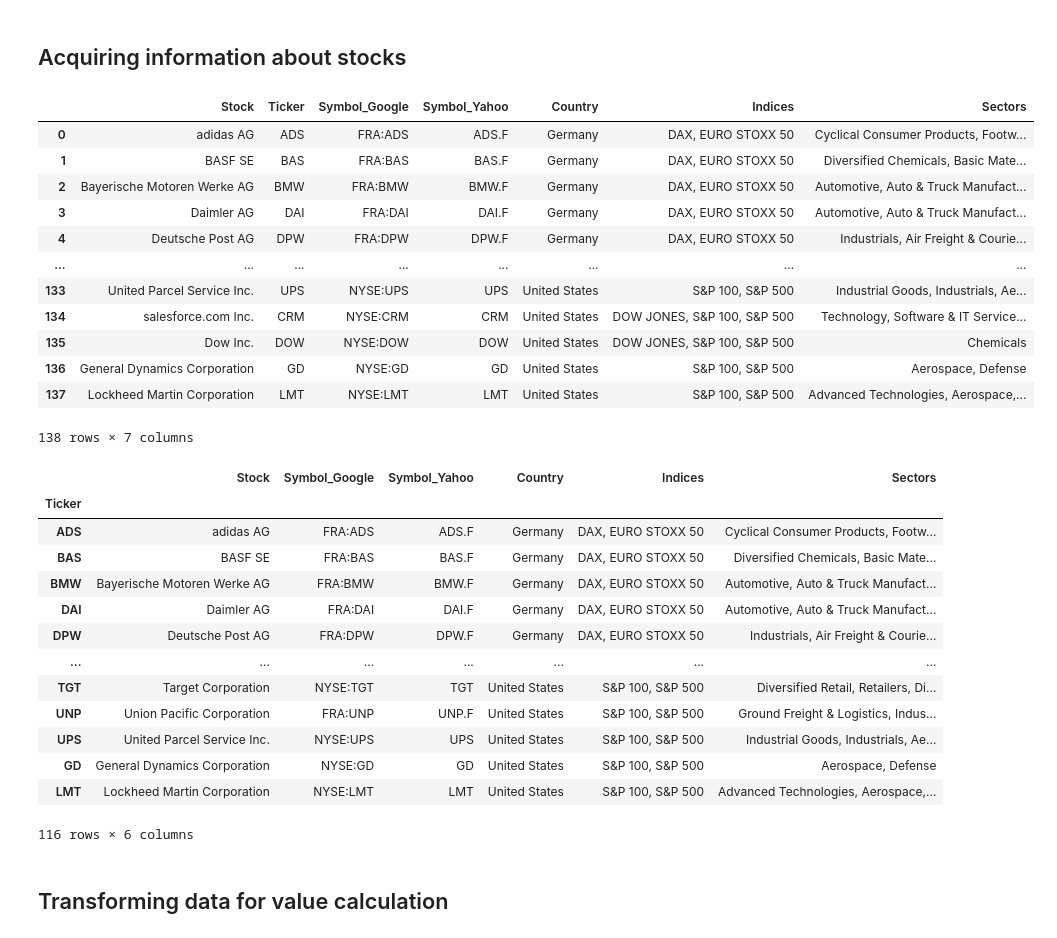
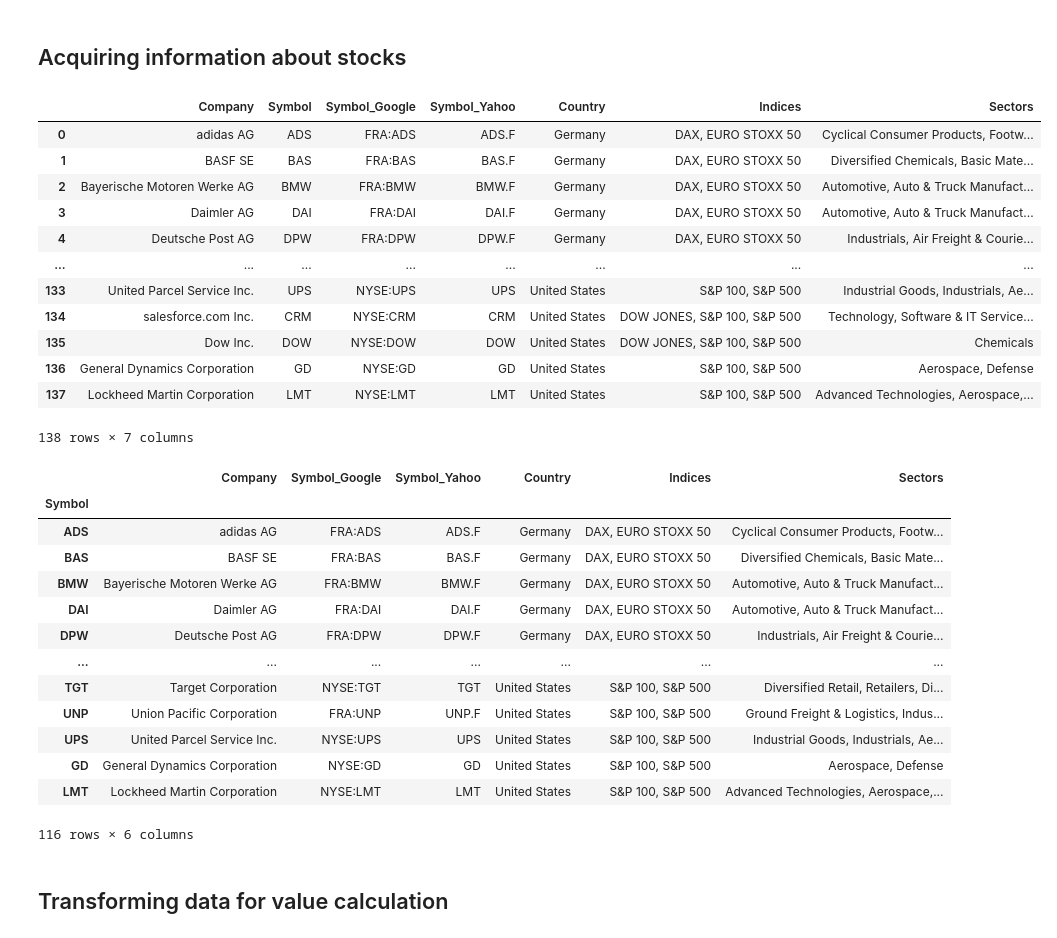
Before and after one commit to malexandersalazar/market-stock-value-scoring, a Jupyter notebook: src/run.ipynb, the cells around one changed output. Saved outputs shown, nothing was run; the diff lists cells and outputs as text; code cells hidden in the pictures.

Commit message:
Variables name updated

```diff
--- a/src/run.ipynb
+++ b/src/run.ipynb
@@ -38,39 +38,39 @@ for market_stock in market_stocks:
 
         if(ignore):
             continue
 
-        ticker = market_stock['symbol']
+        stock_symbol = market_stock['symbol']
         symbols = market_stock['symbols']
 
         symbol_google = None
         symbol_yahoo = None
         for symbol in symbols:
-            if(symbol['google'].endswith(f':{ticker}')):
+            if(symbol['google'].endswith(f':{stock_symbol}')):
                 symbol_google = symbol['google']
                 symbol_yahoo = symbol['yahoo']
                 break
 
         if(symbol_yahoo is None):
             continue
 
         item = {
-            'Stock': market_stock['name'],
-            'Ticker': ticker,
+            'Company': market_stock['name'],
+            'Symbol': stock_symbol,
             'Symbol_Google': symbol_google,
             'Symbol_Yahoo': symbol_yahoo,
             'Country': market_stock['country'],
             'Indices': ', '.join(market_stock['indices']),
             'Sectors': ', '.join(market_stock['industries'])
         }
 
         stocks_list.append(item)
     except:
         pass
 
-stocks = pd.DataFrame(stocks_list, columns=['Stock','Ticker','Symbol_Google','Symbol_Yahoo','Country','Indices','Sectors'])
+stocks = pd.DataFrame(stocks_list, columns=['Company','Symbol','Symbol_Google','Symbol_Yahoo','Country','Indices','Sectors'])
 stocks
 # %% [output]
-|  | Stock | Ticker | Symbol_Google | Symbol_Yahoo | Country | Indices | Sectors |
+|  | Company | Symbol | Symbol_Google | Symbol_Yahoo | Country | Indices | Sectors |
 | 0 | adidas AG | ADS | FRA:ADS | ADS.F | Germany | DAX, EURO STOXX 50 | Cyclical Consumer Products, Footw... |
 | 1 | BASF SE | BAS | FRA:BAS | BAS.F | Germany | DAX, EURO STOXX 50 | Diversified Chemicals, Basic Mate... |
 | 2 | Bayerische Motoren Werke AG | BMW | FRA:BMW | BMW.F | Germany | DAX, EURO STOXX 50 | Automotive, Auto & Truck Manufact... |
@@ -85,12 +85,12 @@ stocks
 138 rows × 7 columns
 # %%
 # Some stocks are listed on more than the stock index.
-stocks.set_index('Ticker',inplace=True)
+stocks.set_index('Symbol',inplace=True)
 stocks = stocks[~stocks.index.duplicated(keep='first')]
 stocks
 # %% [output]
-|  | Stock | Symbol_Google | Symbol_Yahoo | Country | Indices | Sectors |
-| Ticker |  |  |  |  |  |  |
+|  | Company | Symbol_Google | Symbol_Yahoo | Country | Indices | Sectors |
+| Symbol |  |  |  |  |  |  |
 | ADS | adidas AG | FRA:ADS | ADS.F | Germany | DAX, EURO STOXX 50 | Cyclical Consumer Products, Footw... |
 | BAS | BASF SE | FRA:BAS | BAS.F | Germany | DAX, EURO STOXX 50 | Diversified Chemicals, Basic Mate... |
 | BMW | Bayerische Motoren Werke AG | FRA:BMW | BMW.F | Germany | DAX, EURO STOXX 50 | Automotive, Auto & Truck Manufact... |
```
Also changed, not shown: parts of 5 cells of this notebook, 3 other files.
